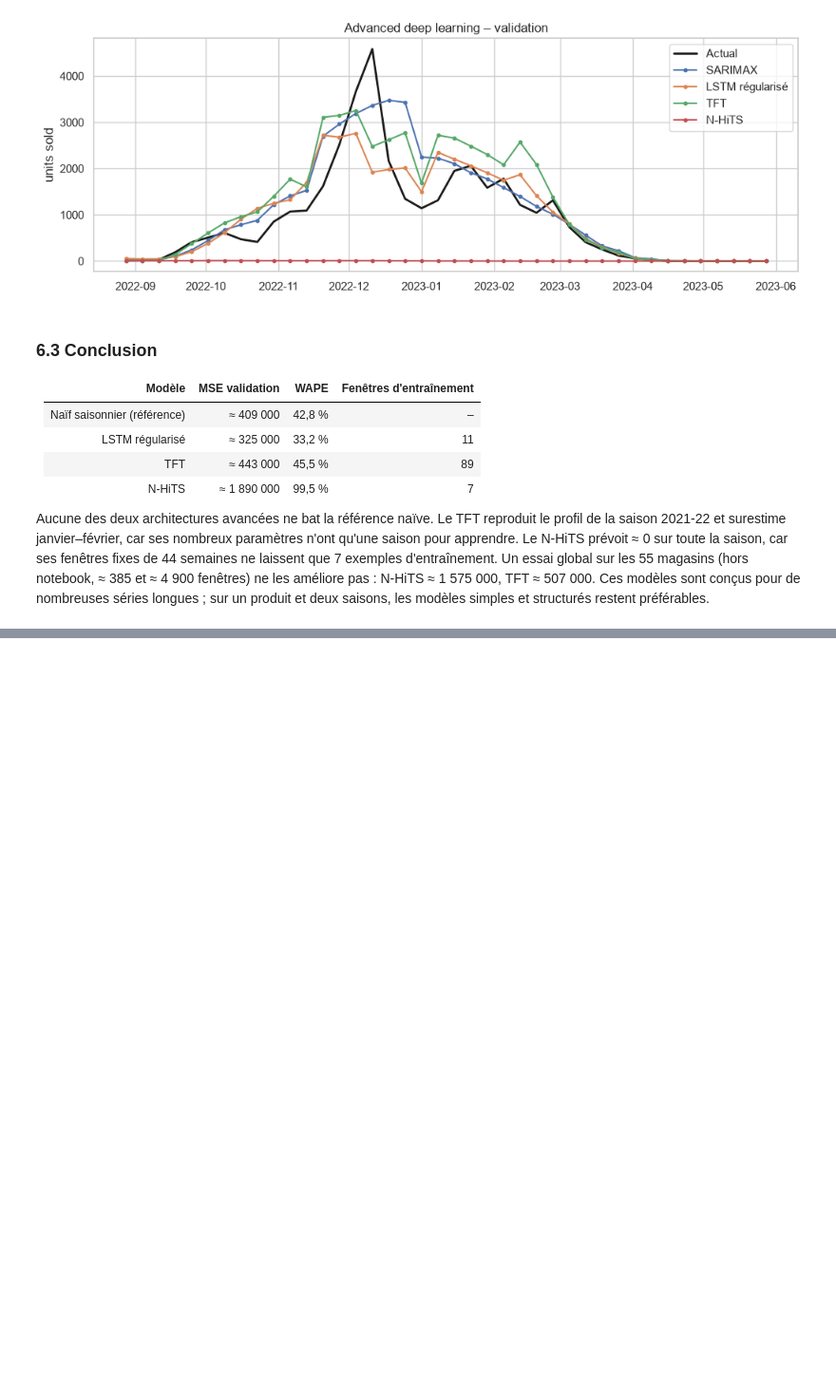
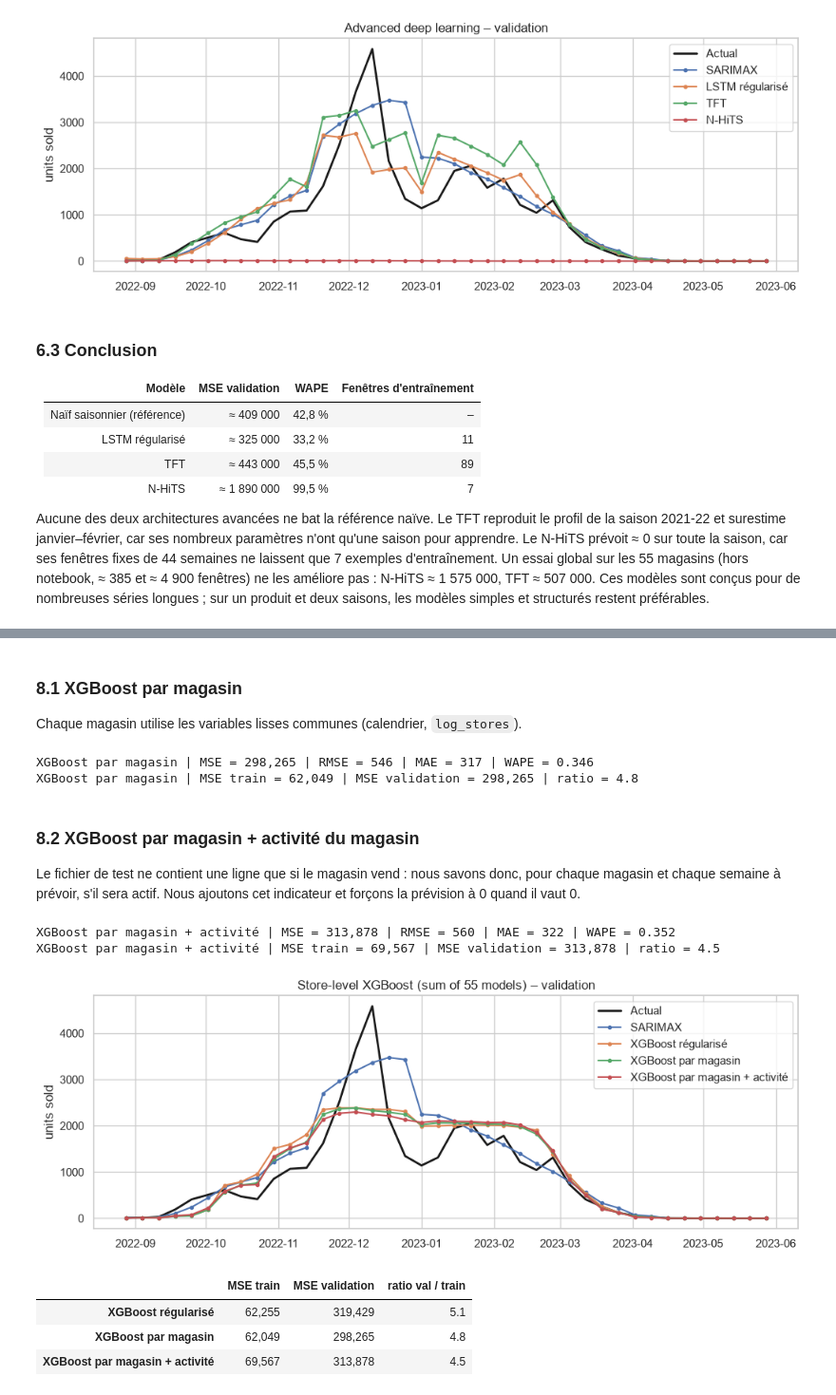
Before and after one commit to deboramendes27/decathlon-forecast, a Jupyter notebook: notebooks/02_modeles.ipynb, the cells around one changed output, grey strips where cells are left out. Shown at 95% size. Cells and saved outputs as stored; diff of their text form; code cells hidden in the pictures; blank space fills up the shorter version.

```diff
--- a/notebooks/02_modeles.ipynb
+++ b/notebooks/02_modeles.ipynb
@@ -866,0 +915,33 @@ Soumission écrite : ..\submissions\dl_nhits.csv (40 lignes, total prévu = 16,9
+# %% [markdown]
+### 8.1 XGBoost par magasin
+
+Chaque magasin utilise les variables lisses communes (calendrier, `log_stores`).
+# %%
+store_forecast = make_store_forecast(use_active=False)
+evaluate('XGBoost par magasin', store_forecast)
+overfit_check('XGBoost par magasin', store_forecast)
+# %% [output]
+XGBoost par magasin | MSE = 298,265 | RMSE = 546 | MAE = 317 | WAPE = 0.346
+XGBoost par magasin | MSE train = 62,049 | MSE validation = 298,265 | ratio = 4.8
+# %% [markdown]
+### 8.2 XGBoost par magasin + activité du magasin
+
+Le fichier de test ne contient une ligne que si le magasin vend : nous savons donc, pour chaque magasin et chaque
+semaine à prévoir, s'il sera actif. Nous ajoutons cet indicateur et forçons la prévision à 0 quand il vaut 0.
+# %%
+store_active_forecast = make_store_forecast(use_active=True)
+evaluate('XGBoost par magasin + activité', store_active_forecast)
+overfit_check('XGBoost par magasin + activité', store_active_forecast)
+# %% [output]
+XGBoost par magasin + activité | MSE = 313,878 | RMSE = 560 | MAE = 322 | WAPE = 0.352
+XGBoost par magasin + activité | MSE train = 69,567 | MSE validation = 313,878 | ratio = 4.5
+# %%
+plot_val(['SARIMAX', 'XGBoost régularisé', 'XGBoost par magasin', 'XGBoost par magasin + activité'],
+         'Store-level XGBoost (sum of 55 models) – validation')
+display(overfit_table(['XGBoost régularisé', 'XGBoost par magasin', 'XGBoost par magasin + activité']))
+# %% [output]
+[figure, added]
+|  | MSE train | MSE validation | ratio val / train |
+| XGBoost régularisé | 62,255 | 319,429 | 5.1 |
+| XGBoost par magasin | 62,049 | 298,265 | 4.8 |
+| XGBoost par magasin + activité | 69,567 | 313,878 | 4.5 |
```
Also changed, not shown: parts of 29 cells of this notebook, 2 other files.
